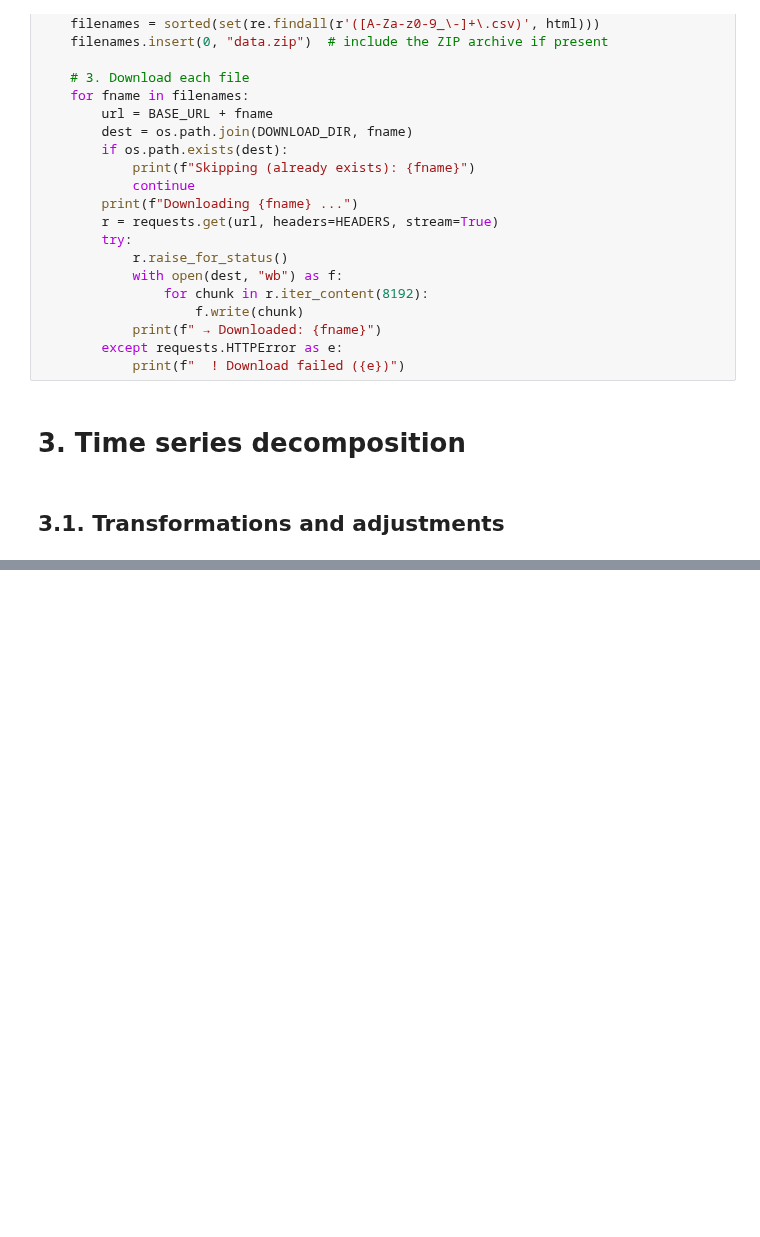
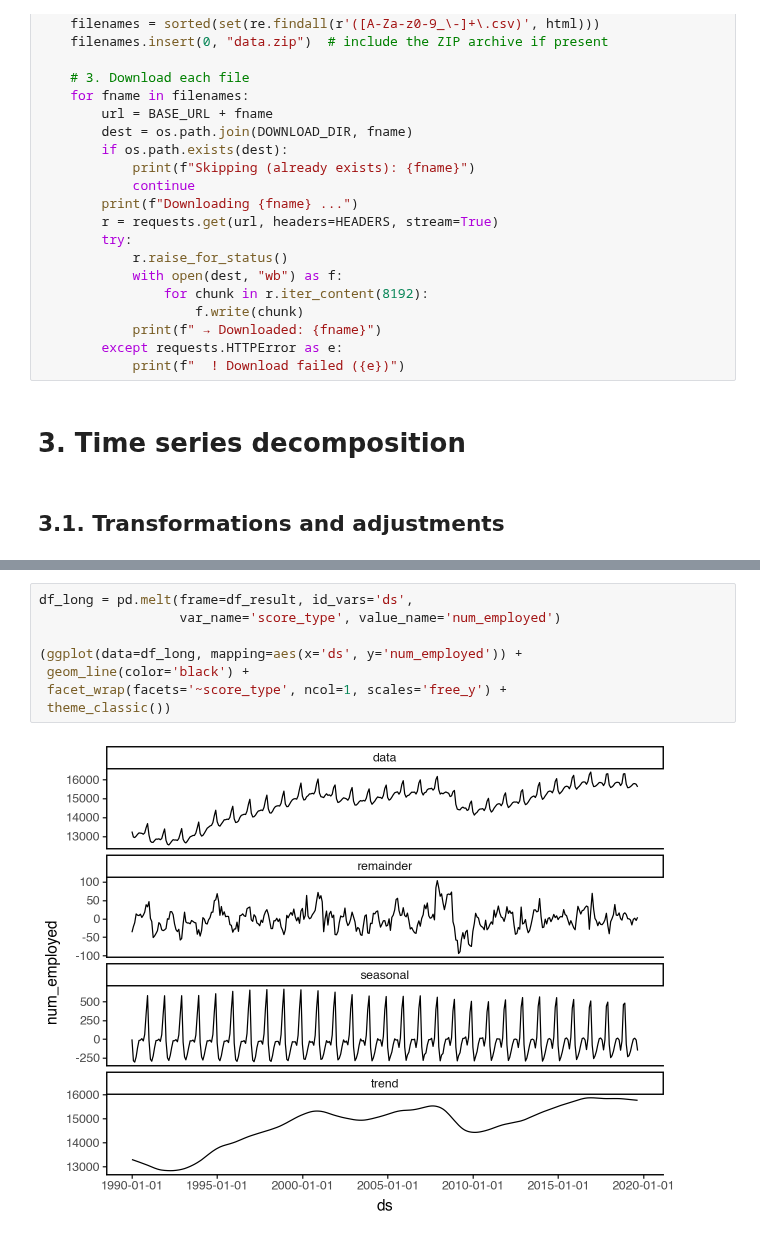
Before and after one commit to sebsciarra/gas_pump_prices, a Jupyter notebook: notebooks/chap3_time_series_decomposition.ipynb, the cells around one changed output, grey strips where cells are left out. Drawn from its saved outputs; the diff is of its cells as text; blank space fills up the shorter version.

```diff
--- a/notebooks/chap3_time_series_decomposition.ipynb
+++ b/notebooks/chap3_time_series_decomposition.ipynb
@@ -415,0 +225,10 @@ df_quarter
+# %%
+df_long = pd.melt(frame=df_result, id_vars='ds',
+                  var_name='score_type', value_name='num_employed')
+
+(ggplot(data=df_long, mapping=aes(x='ds', y='num_employed')) +
+ geom_line(color='black') +
+ facet_wrap(facets='~score_type', ncol=1, scales='free_y') +
+ theme_classic())
+# %% [output]
+[figure, added]
```
Also changed, not shown: parts of 34 cells of this notebook, 1 other file.
